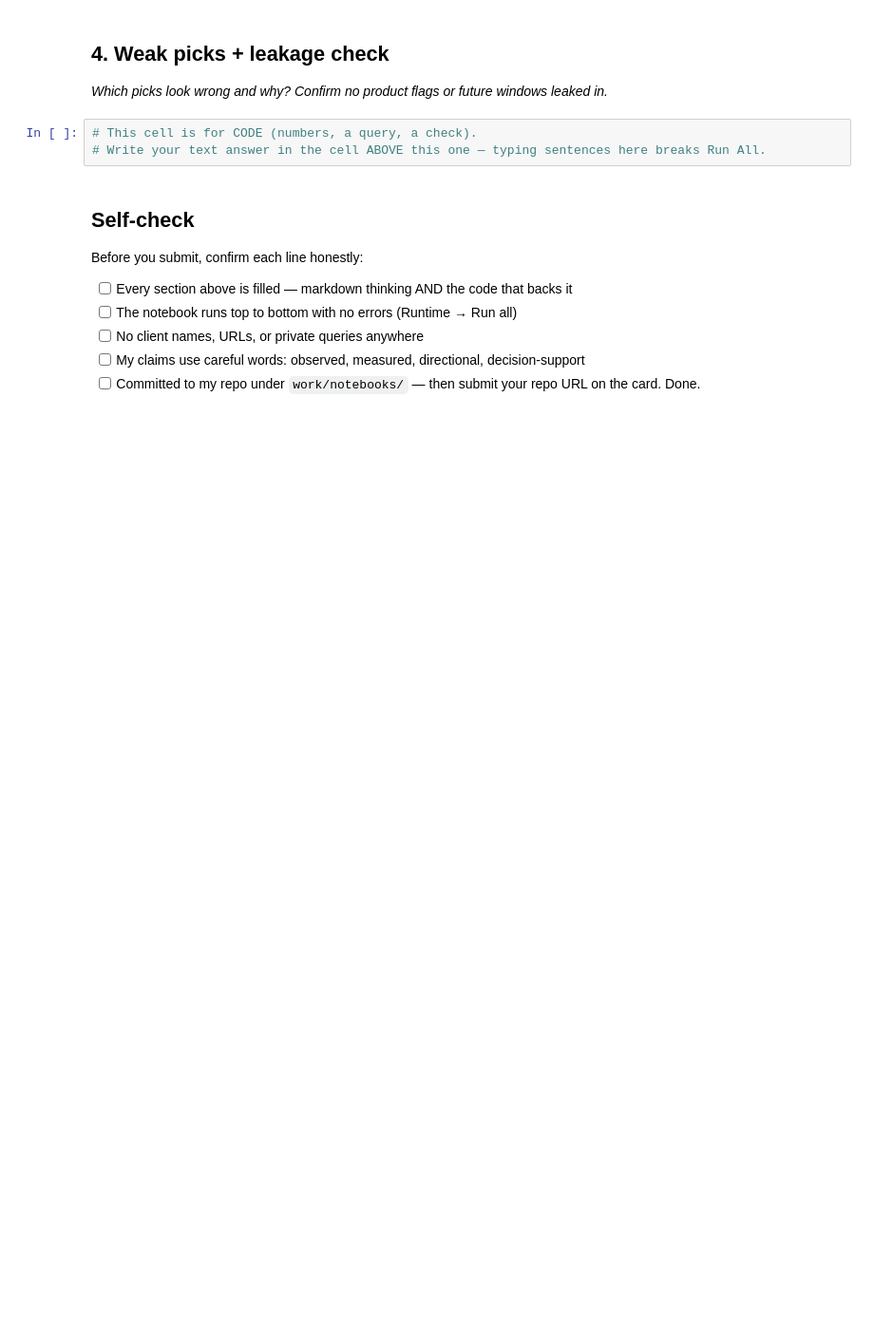
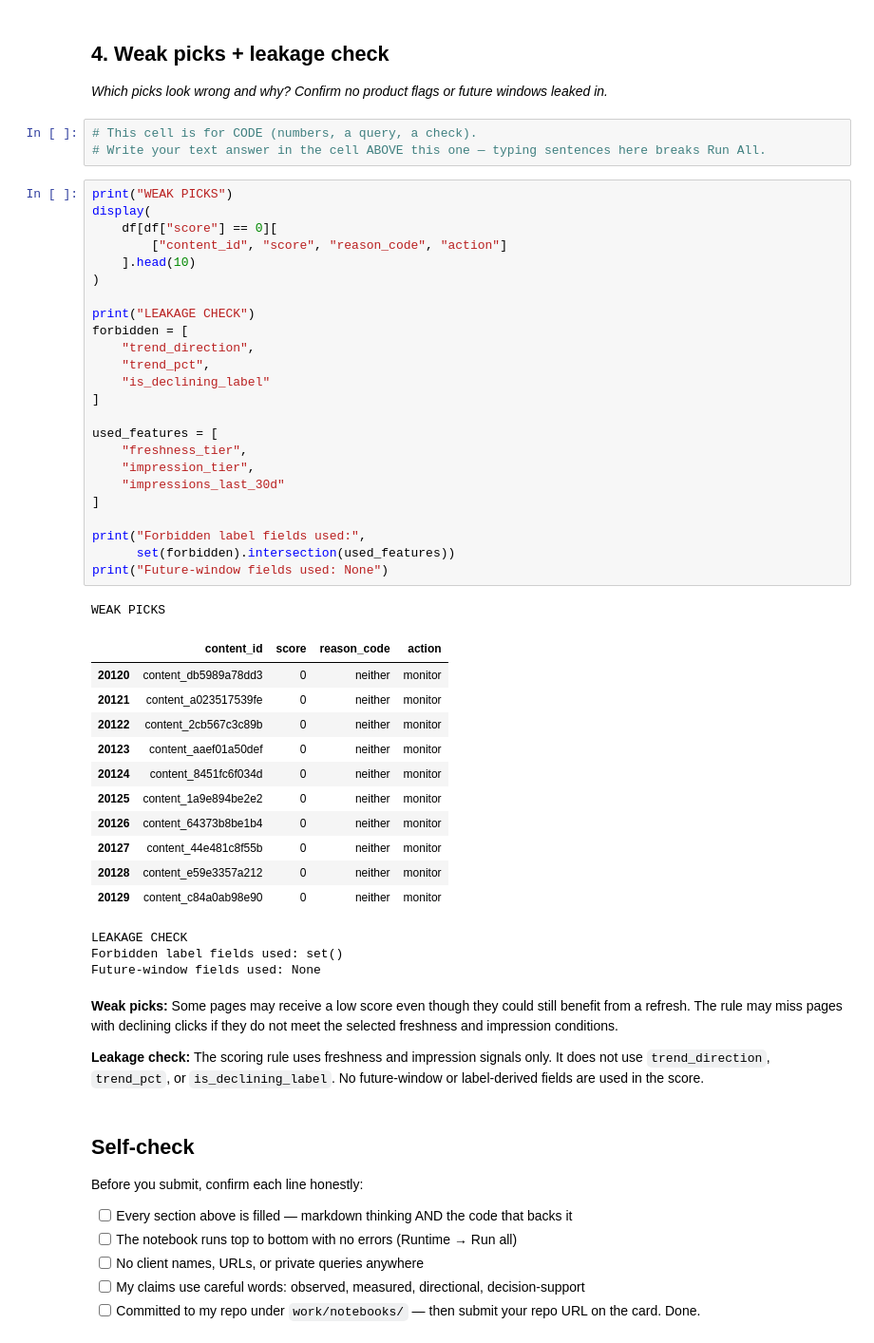
Before and after one commit to kubrafathima2005-kf/flyrank-ml-internship, a Jupyter notebook: work/notebooks/w04_baseline_score.ipynb, the cells around one changed output. Shown at 95% size. Saved outputs shown, nothing was run; the diff lists cells and outputs as text; blank space fills up the shorter version.

```diff
--- a/work/notebooks/w04_baseline_score.ipynb
+++ b/work/notebooks/w04_baseline_score.ipynb
@@ -34,6 +191,50 @@ This skeleton is yours to fill. Work the sections **in order** — each one has
 # %%
 # This cell is for CODE (numbers, a query, a check).
 # Write your text answer in the cell ABOVE this one — typing sentences here breaks Run All.
+# %%
+print("WEAK PICKS")
+display(
+    df[df["score"] == 0][
+        ["content_id", "score", "reason_code", "action"]
+    ].head(10)
+)
+
+print("LEAKAGE CHECK")
+forbidden = [
+    "trend_direction",
+    "trend_pct",
+    "is_declining_label"
+]
+
+used_features = [
+    "freshness_tier",
+    "impression_tier",
+    "impressions_last_30d"
+]
+
+print("Forbidden label fields used:",
+      set(forbidden).intersection(used_features))
+print("Future-window fields used: None")
+# %% [output]
+WEAK PICKS
+|  | content_id | score | reason_code | action |
+| 20120 | content_db5989a78dd3 | 0 | neither | monitor |
+| 20121 | content_a023517539fe | 0 | neither | monitor |
+| 20122 | content_2cb567c3c89b | 0 | neither | monitor |
+| 20123 | content_aaef01a50def | 0 | neither | monitor |
+| 20124 | content_8451fc6f034d | 0 | neither | monitor |
+| 20125 | content_1a9e894be2e2 | 0 | neither | monitor |
+| 20126 | content_64373b8be1b4 | 0 | neither | monitor |
+| 20127 | content_44e481c8f55b | 0 | neither | monitor |
+| 20128 | content_e59e3357a212 | 0 | neither | monitor |
+| 20129 | content_c84a0ab98e90 | 0 | neither | monitor |
+LEAKAGE CHECK
+Forbidden label fields used: set()
+Future-window fields used: None
+# %% [markdown]
+**Weak picks:** Some pages may receive a low score even though they could still benefit from a refresh. The rule may miss pages with declining clicks if they do not meet the selected freshness and impression conditions.
+
+**Leakage check:** The scoring rule uses freshness and impression signals only. It does not use `trend_direction`, `trend_pct`, or `is_declining_label`. No future-window or label-derived fields are used in the score.
 # %% [markdown]
 ## Self-check
 
```
Also changed, not shown: parts of 5 cells of this notebook.
